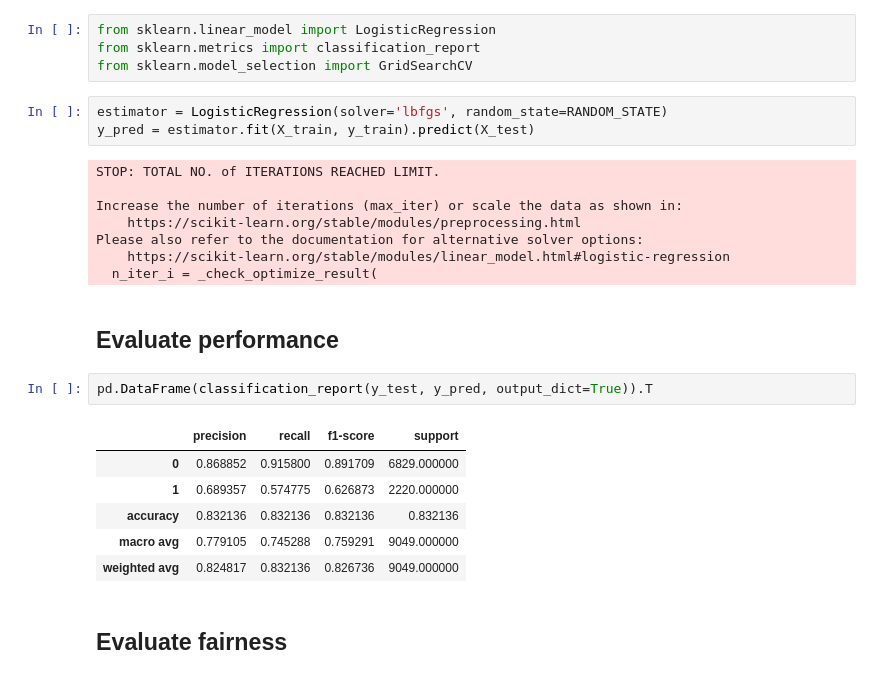
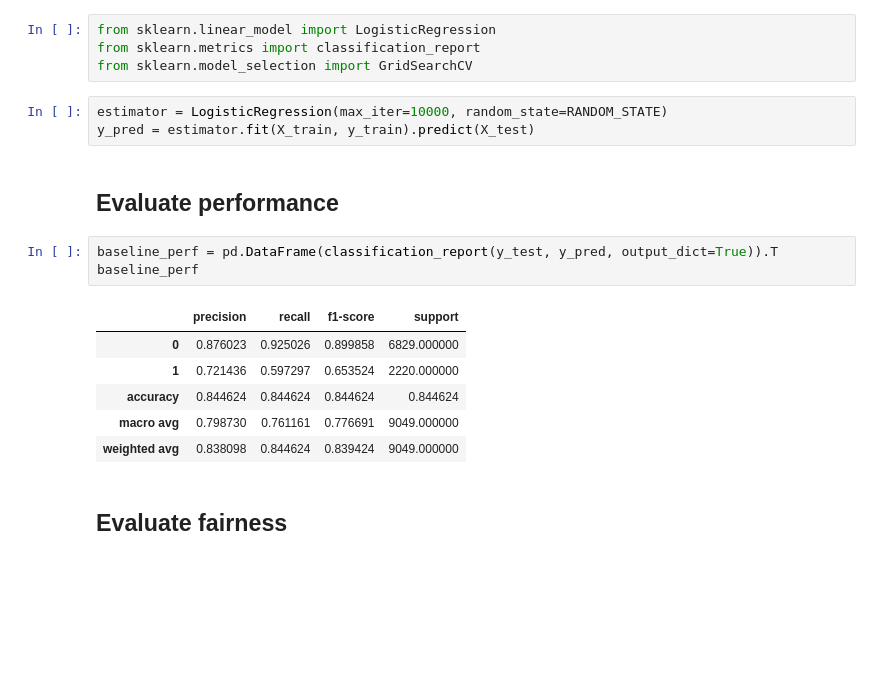
Before and after one commit to motapaolla/AIF360_tutorial, a Jupyter notebook: tutorial-AIF360.ipynb, the cells around one changed output. Drawn from its saved outputs; the diff is of its cells as text; blank space fills up the shorter version.

```diff
--- a/tutorial-AIF360.ipynb
+++ b/tutorial-AIF360.ipynb
@@ -803,27 +832,20 @@ from sklearn.linear_model import LogisticRegression
 from sklearn.metrics import classification_report
 from sklearn.model_selection import GridSearchCV
 # %%
-estimator = LogisticRegression(solver='lbfgs', random_state=RANDOM_STATE)
+estimator = LogisticRegression(max_iter=10000, random_state=RANDOM_STATE)
 y_pred = estimator.fit(X_train, y_train).predict(X_test)
-# %% [output]
-STOP: TOTAL NO. of ITERATIONS REACHED LIMIT.
-
-Increase the number of iterations (max_iter) or scale the data as shown in:
-    https://scikit-learn.org/stable/modules/preprocessing.html
-Please also refer to the documentation for alternative solver options:
-    https://scikit-learn.org/stable/modules/linear_model.html#logistic-regression
-  n_iter_i = _check_optimize_result(
 # %% [markdown]
 ## Evaluate performance
 # %%
-pd.DataFrame(classification_report(y_test, y_pred, output_dict=True)).T
+baseline_perf = pd.DataFrame(classification_report(y_test, y_pred, output_dict=True)).T
+baseline_perf
 # %% [output]
 |  | precision | recall | f1-score | support |
-| 0 | 0.868852 | 0.915800 | 0.891709 | 6829.000000 |
-| 1 | 0.689357 | 0.574775 | 0.626873 | 2220.000000 |
-| accuracy | 0.832136 | 0.832136 | 0.832136 | 0.832136 |
-| macro avg | 0.779105 | 0.745288 | 0.759291 | 9049.000000 |
-| weighted avg | 0.824817 | 0.832136 | 0.826736 | 9049.000000 |
+| 0 | 0.876023 | 0.925026 | 0.899858 | 6829.000000 |
+| 1 | 0.721436 | 0.597297 | 0.653524 | 2220.000000 |
+| accuracy | 0.844624 | 0.844624 | 0.844624 | 0.844624 |
+| macro avg | 0.798730 | 0.761161 | 0.776691 | 9049.000000 |
+| weighted avg | 0.838098 | 0.844624 | 0.839424 | 9049.000000 |
 # %% [markdown]
 ## Evaluate fairness
 # %%
```
Also changed, not shown: parts of 29 cells of this notebook.
